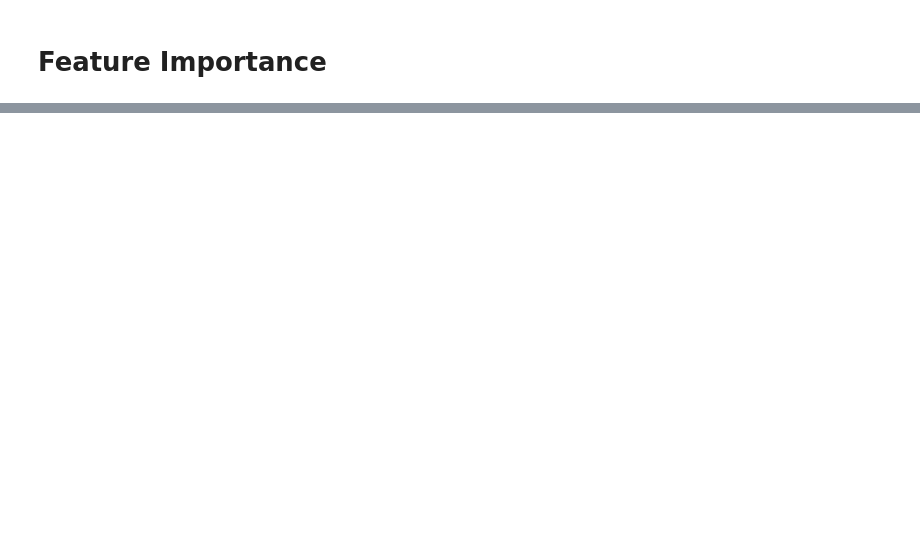
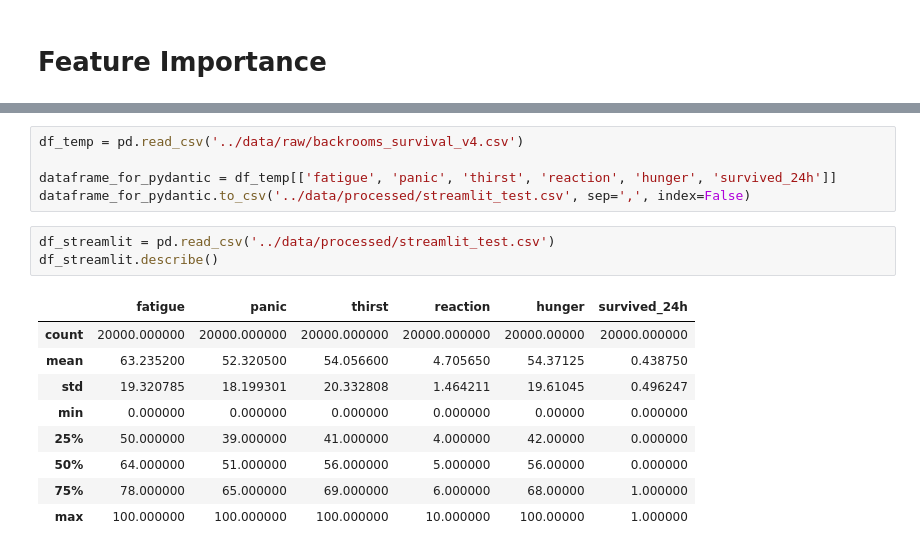
Before and after one commit to ZimBazo/BackroomsML, a Jupyter notebook: notebooks/3_Evaluation.ipynb, the cells around one changed output, grey strips where cells are left out. Cells and saved outputs as stored; diff of their text form; blank space fills up the shorter version.

```diff
--- a/notebooks/3_Evaluation.ipynb
+++ b/notebooks/3_Evaluation.ipynb
@@ -58,0 +60,18 @@ plt.show()
+# %%
+df_temp = pd.read_csv('../data/raw/backrooms_survival_v4.csv')
+
+dataframe_for_pydantic = df_temp[['fatigue', 'panic', 'thirst', 'reaction', 'hunger', 'survived_24h']]
+dataframe_for_pydantic.to_csv('../data/processed/streamlit_test.csv', sep=',', index=False)
+# %%
+df_streamlit = pd.read_csv('../data/processed/streamlit_test.csv')
+df_streamlit.describe()
+# %% [output]
+|  | fatigue | panic | thirst | reaction | hunger | survived_24h |
+| count | 20000.000000 | 20000.000000 | 20000.000000 | 20000.000000 | 20000.00000 | 20000.000000 |
+| mean | 63.235200 | 52.320500 | 54.056600 | 4.705650 | 54.37125 | 0.438750 |
+| std | 19.320785 | 18.199301 | 20.332808 | 1.464211 | 19.61045 | 0.496247 |
+| min | 0.000000 | 0.000000 | 0.000000 | 0.000000 | 0.00000 | 0.000000 |
+| 25% | 50.000000 | 39.000000 | 41.000000 | 4.000000 | 42.00000 | 0.000000 |
+| 50% | 64.000000 | 51.000000 | 56.000000 | 5.000000 | 56.00000 | 0.000000 |
+| 75% | 78.000000 | 65.000000 | 69.000000 | 6.000000 | 68.00000 | 1.000000 |
+| max | 100.000000 | 100.000000 | 100.000000 | 10.000000 | 100.00000 | 1.000000 |
```
Also changed, not shown: parts of 5 cells of this notebook, 6 other files.
